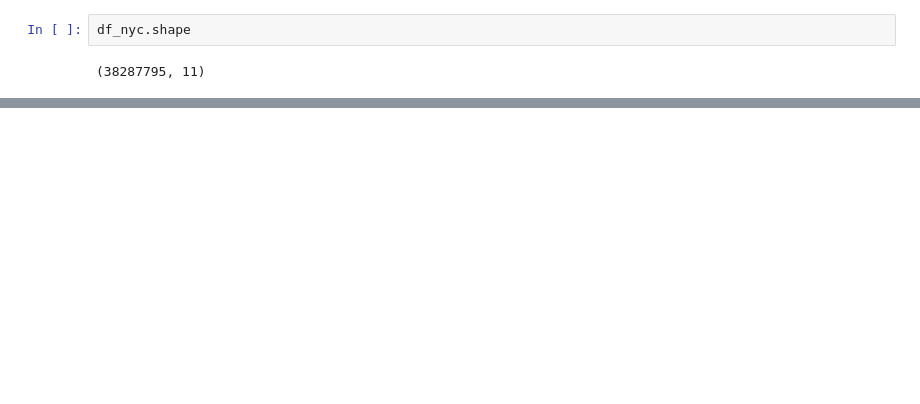
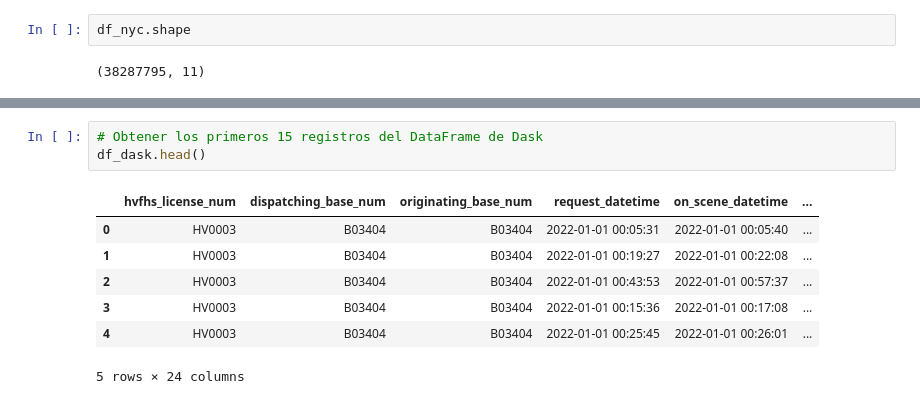
Before and after one commit to clblommberg/MVP_ML_TransporteNY, a Jupyter notebook: notebooks/03_ETL.ipynb, the cells around one changed output, grey strips where cells are left out. Cells and saved outputs as stored; diff of their text form; blank space fills up the shorter version.

```diff
--- a/notebooks/03_ETL.ipynb
+++ b/notebooks/03_ETL.ipynb
@@ -527,0 +529,11 @@ shape: (15, 2)
+# %%
+# Obtener los primeros 15 registros del DataFrame de Dask
+df_dask.head()
+# %% [output]
+|  | hvfhs_license_num | dispatching_base_num | originating_base_num | request_datetime | on_scene_datetime | ... |
+| 0 | HV0003 | B03404 | B03404 | 2022-01-01 00:05:31 | 2022-01-01 00:05:40 | ... |
+| 1 | HV0003 | B03404 | B03404 | 2022-01-01 00:19:27 | 2022-01-01 00:22:08 | ... |
+| 2 | HV0003 | B03404 | B03404 | 2022-01-01 00:43:53 | 2022-01-01 00:57:37 | ... |
+| 3 | HV0003 | B03404 | B03404 | 2022-01-01 00:15:36 | 2022-01-01 00:17:08 | ... |
+| 4 | HV0003 | B03404 | B03404 | 2022-01-01 00:25:45 | 2022-01-01 00:26:01 | ... |
+5 rows × 24 columns
```
Also changed, not shown: parts of 79 cells of this notebook, 18 other files.
